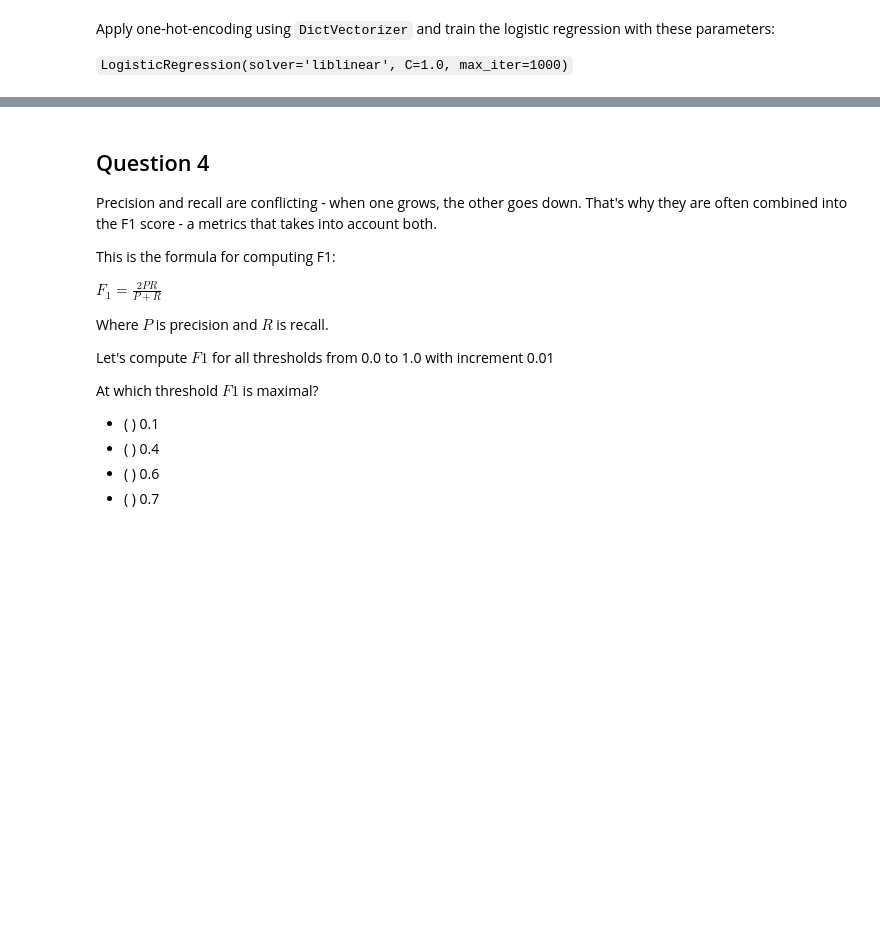
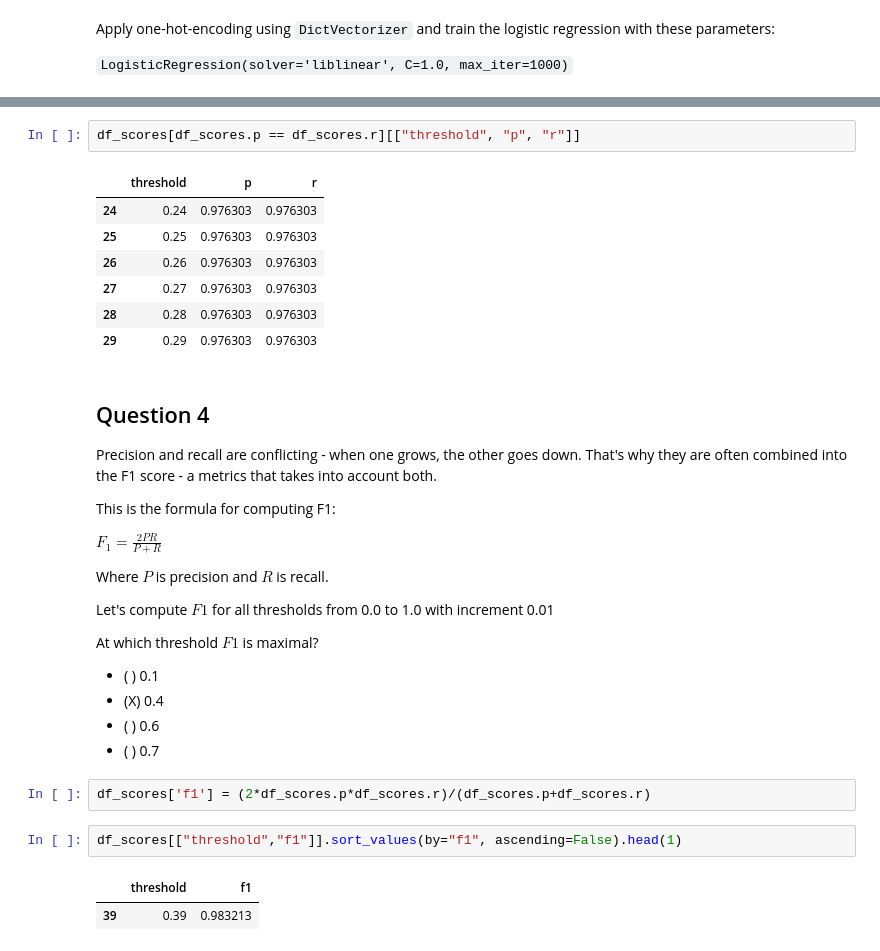
Before and after one commit to jvscursulim/mlzoomcamp2022_jvscursulim, a Jupyter notebook: 04-evaluation/homework/homework04.ipynb, the cells around one changed output, grey strips where cells are left out. Saved outputs shown, nothing was run; the diff lists cells and outputs as text; blank space fills up the shorter version.

```diff
--- a/04-evaluation/homework/homework04.ipynb
+++ b/04-evaluation/homework/homework04.ipynb
@@ -147,3 +212,13 @@ At which threshold precision and recall curvers intersect?
+# %%
+df_scores[df_scores.p == df_scores.r][["threshold", "p", "r"]]
+# %% [output]
+|  | threshold | p | r |
+| 24 | 0.24 | 0.976303 | 0.976303 |
+| 25 | 0.25 | 0.976303 | 0.976303 |
+| 26 | 0.26 | 0.976303 | 0.976303 |
+| 27 | 0.27 | 0.976303 | 0.976303 |
+| 28 | 0.28 | 0.976303 | 0.976303 |
+| 29 | 0.29 | 0.976303 | 0.976303 |
 # %% [markdown]
 ## Question 4
 
@@ -160,9 +235,16 @@ Let's compute $F1$ for all thresholds from 0.0 to 1.0 with increment 0.01
 At which threshold $F1$ is maximal?
 
 * ( ) 0.1
-* ( ) 0.4
+* (X) 0.4
 * ( ) 0.6
 * ( ) 0.7
+# %%
+df_scores['f1'] = (2*df_scores.p*df_scores.r)/(df_scores.p+df_scores.r)
+# %%
+df_scores[["threshold","f1"]].sort_values(by="f1", ascending=False).head(1)
+# %% [output]
+|  | threshold | f1 |
+| 39 | 0.39 | 0.983213 |
 # %% [markdown]
 ## Question 5
 
```
Also changed, not shown: parts of 25 cells of this notebook.
